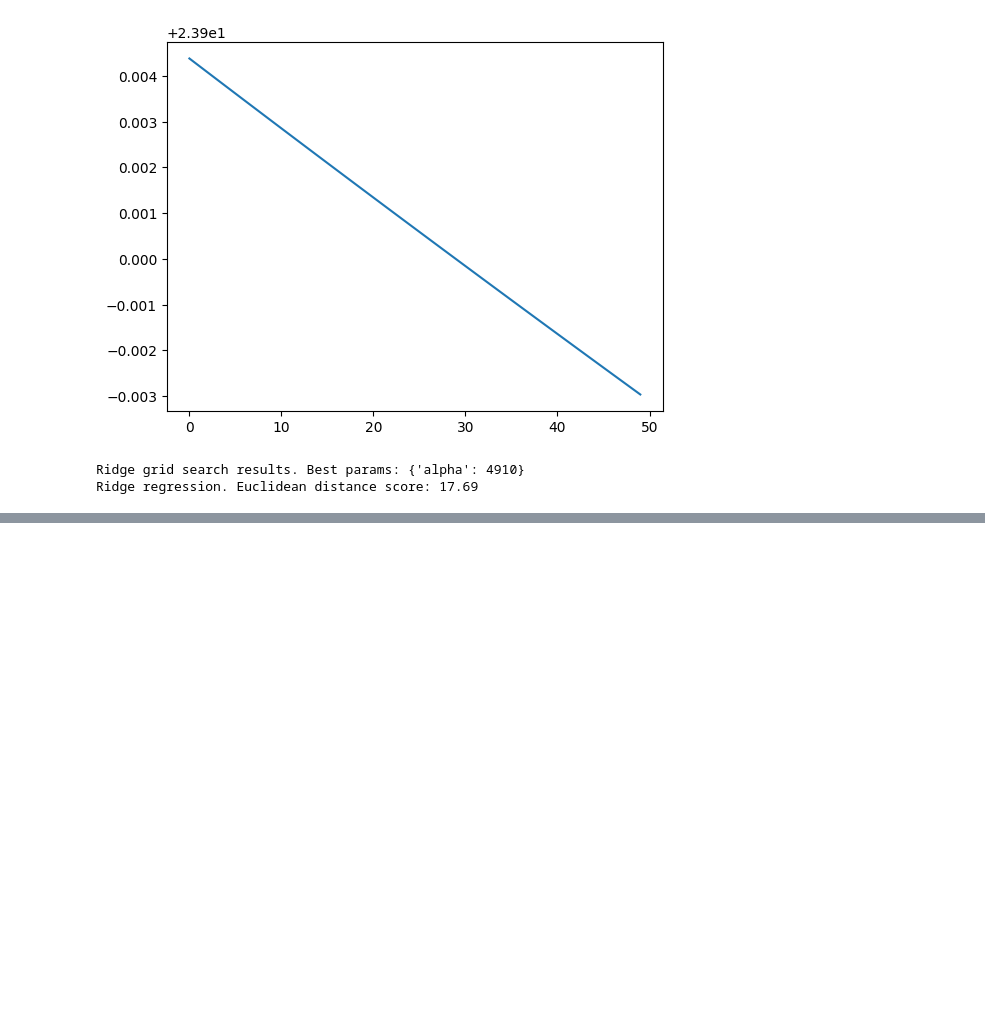
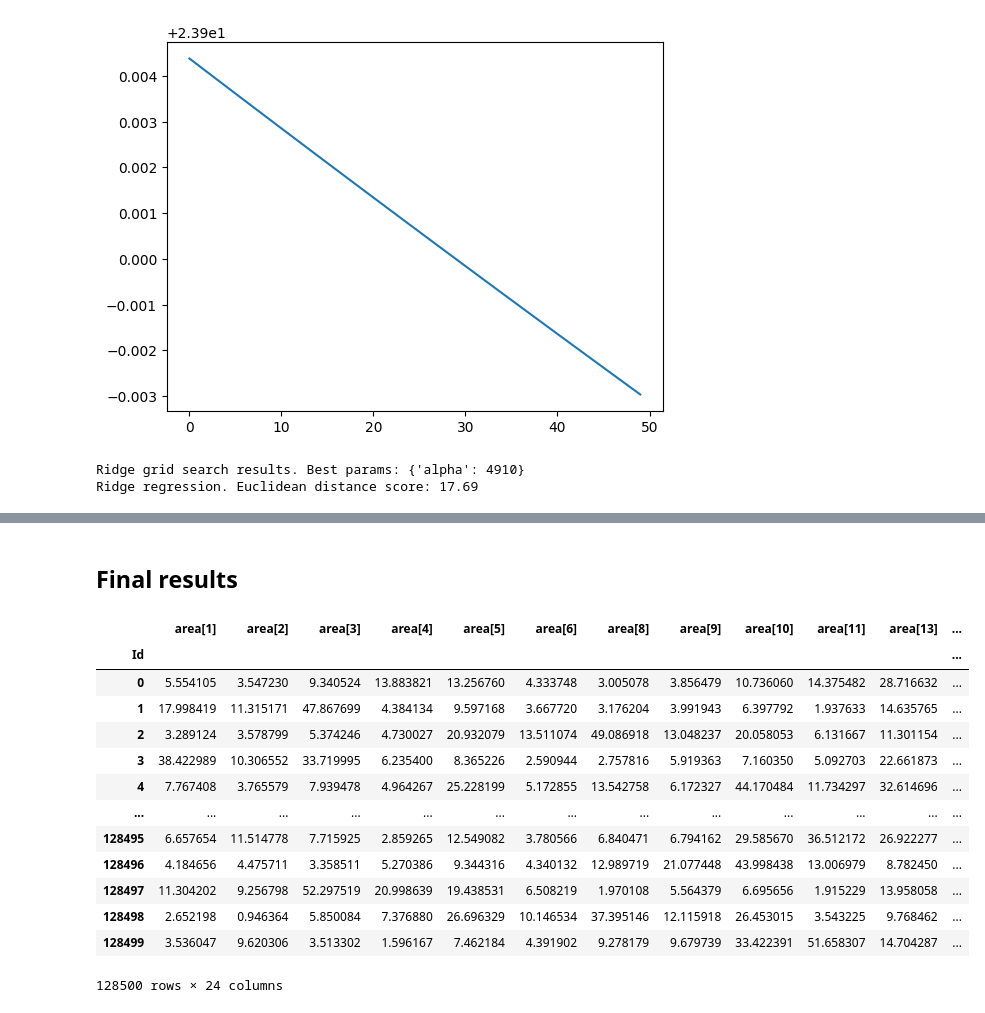
Before and after one commit to marcomag416/dslWinterProject, a Jupyter notebook: dslWinterProject.ipynb, the cells around one changed output, grey strips where cells are left out. Saved outputs shown, nothing was run; the diff lists cells and outputs as text; code cells hidden in the pictures; blank space fills up the shorter version.

Commit message:
first evaluation

```diff
--- a/dslWinterProject.ipynb
+++ b/dslWinterProject.ipynb
@@ -200,3 +365,26 @@ SVReg = MultiOutputRegressor(SVR(**best_params))
 SVReg.fit(X_train_sc, Y_train)
 Y_pred = SVReg.predict(X_test_sc)
 print(f"Support vector regression. Euclidean distance score: %.2f "%euc_dist(Y_test, Y_pred))
+# %% [markdown]
+## Final results
+# %%
+EVALUATIONPATH = "./data/DSL_Winter_Project_2024/DSL_Winter_Project_2024/evaluation.csv"
+evaluation = pd.read_csv(EVALUATIONPATH, index_col="Id")
+X_ev = evaluation[featuresLabels]
+X_ev = X_ev[generateColumnsNames("area", ignore=noisyIndexes) + generateColumnsNames("pmax", ignore=noisyIndexes)]
+Y_ev = RFReg.preidct(X_ev)
+# %% [output]
+|  | area[1] | area[2] | area[3] | area[4] | area[5] | area[6] | area[8] | area[9] | area[10] | area[11] | area[13] | ... |
+| Id |  |  |  |  |  |  |  |  |  |  |  | ... |
+| 0 | 5.554105 | 3.547230 | 9.340524 | 13.883821 | 13.256760 | 4.333748 | 3.005078 | 3.856479 | 10.736060 | 14.375482 | 28.716632 | ... |
+| 1 | 17.998419 | 11.315171 | 47.867699 | 4.384134 | 9.597168 | 3.667720 | 3.176204 | 3.991943 | 6.397792 | 1.937633 | 14.635765 | ... |
+| 2 | 3.289124 | 3.578799 | 5.374246 | 4.730027 | 20.932079 | 13.511074 | 49.086918 | 13.048237 | 20.058053 | 6.131667 | 11.301154 | ... |
+| 3 | 38.422989 | 10.306552 | 33.719995 | 6.235400 | 8.365226 | 2.590944 | 2.757816 | 5.919363 | 7.160350 | 5.092703 | 22.661873 | ... |
+| 4 | 7.767408 | 3.765579 | 7.939478 | 4.964267 | 25.228199 | 5.172855 | 13.542758 | 6.172327 | 44.170484 | 11.734297 | 32.614696 | ... |
+| ... | ... | ... | ... | ... | ... | ... | ... | ... | ... | ... | ... | ... |
+| 128495 | 6.657654 | 11.514778 | 7.715925 | 2.859265 | 12.549082 | 3.780566 | 6.840471 | 6.794162 | 29.585670 | 36.512172 | 26.922277 | ... |
+| 128496 | 4.184656 | 4.475711 | 3.358511 | 5.270386 | 9.344316 | 4.340132 | 12.989719 | 21.077448 | 43.998438 | 13.006979 | 8.782450 | ... |
+| 128497 | 11.304202 | 9.256798 | 52.297519 | 20.998639 | 19.438531 | 6.508219 | 1.970108 | 5.564379 | 6.695656 | 1.915229 | 13.958058 | ... |
+| 128498 | 2.652198 | 0.946364 | 5.850084 | 7.376880 | 26.696329 | 10.146534 | 37.395146 | 12.115918 | 26.453015 | 3.543225 | 9.768462 | ... |
+| 128499 | 3.536047 | 9.620306 | 3.513302 | 1.596167 | 7.462184 | 4.391902 | 9.278179 | 9.679739 | 33.422391 | 51.658307 | 14.704287 | ... |
+128500 rows × 24 columns
```
Also changed, not shown: parts of 19 cells of this notebook, 3 other files.
